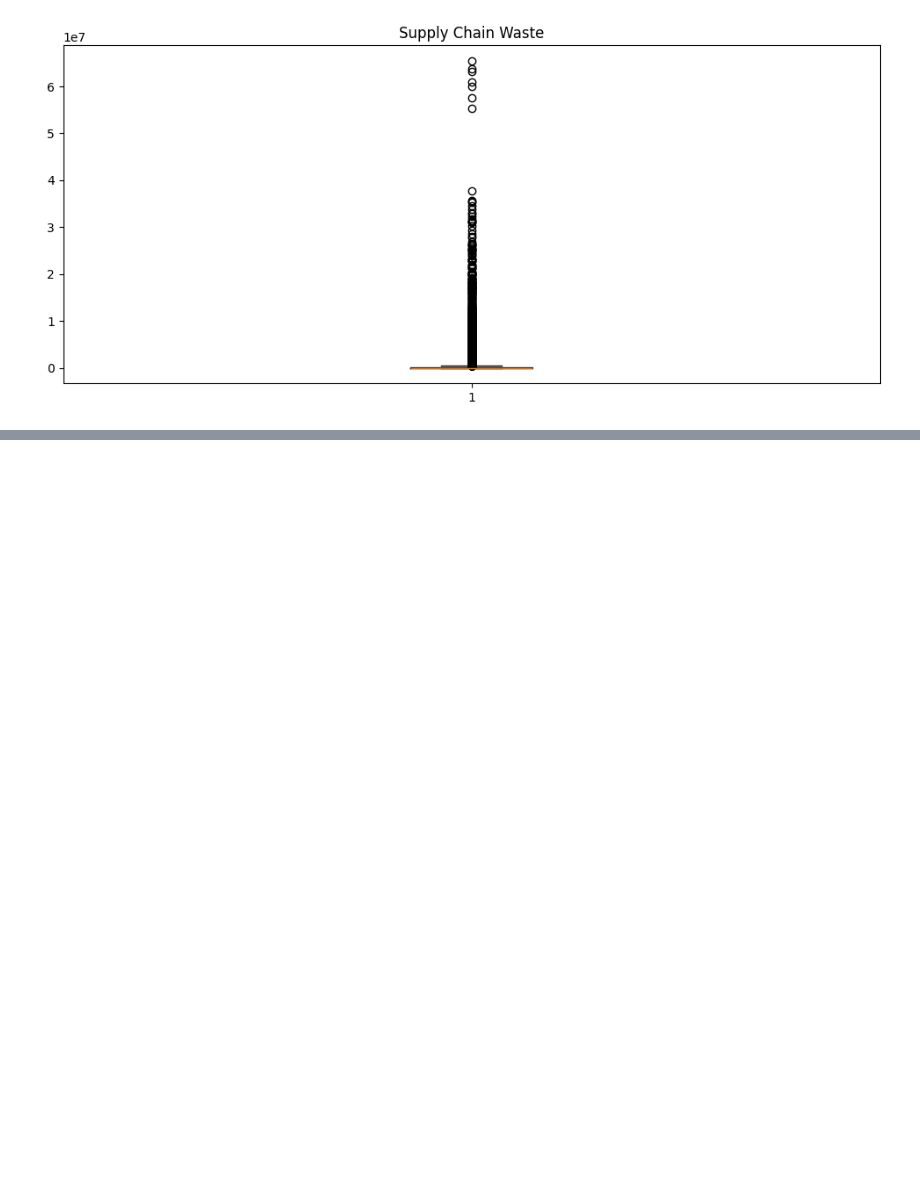
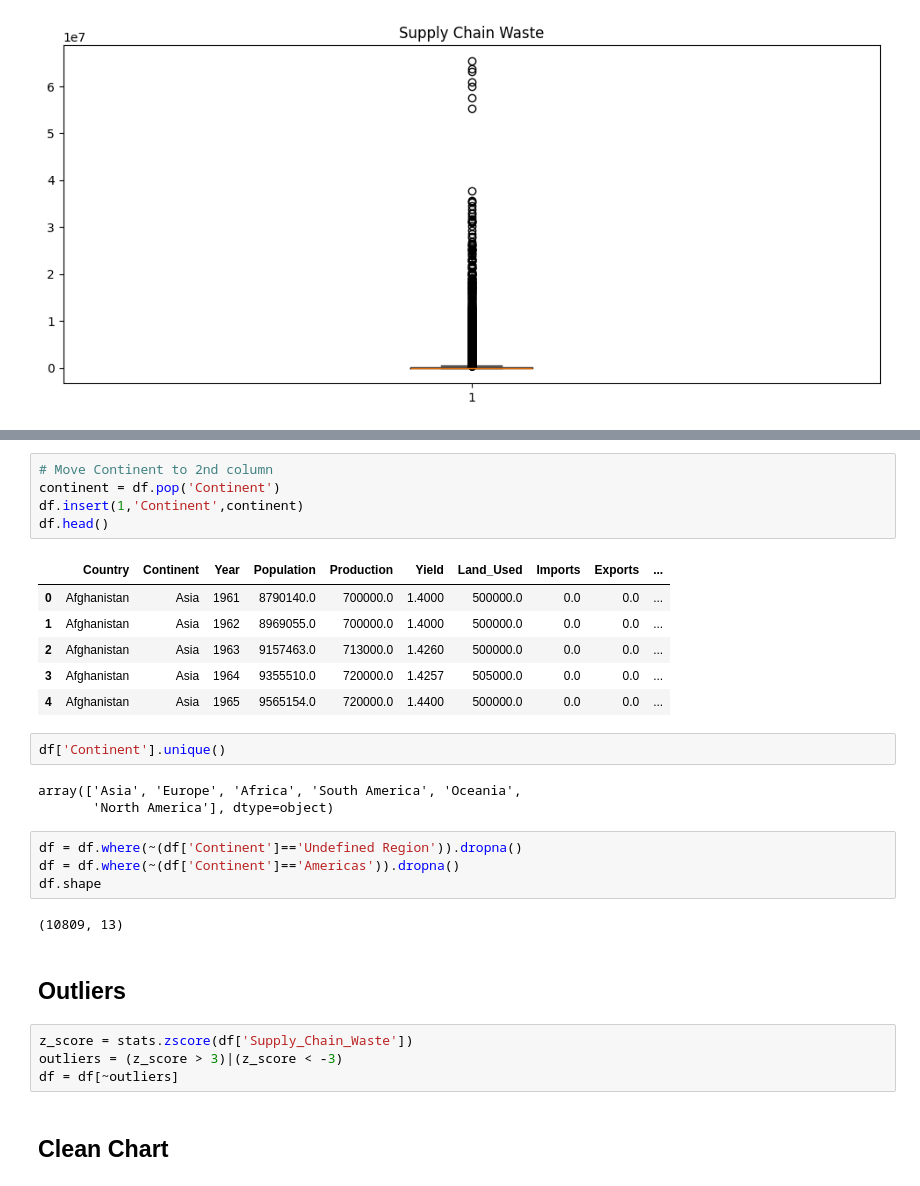
Before and after one commit to OrbitGNX/2-Food-Supply-Chain-Waste---Data-Analytics, a Jupyter notebook: food-supply-chain-waste-da.ipynb, the cells around one changed output, grey strips where cells are left out. Drawn from its saved outputs; the diff is of its cells as text; blank space fills up the shorter version.

```diff
--- a/food-supply-chain-waste-da.ipynb
+++ b/food-supply-chain-waste-da.ipynb
@@ -308,0 +424,31 @@ plt.show()
+# %%
+# Move Continent to 2nd column
+continent = df.pop('Continent')
+df.insert(1,'Continent',continent)
+df.head()
+# %% [output]
+|  | Country | Continent | Year | Population | Production | Yield | Land_Used | Imports | Exports | ... |
+| 0 | Afghanistan | Asia | 1961 | 8790140.0 | 700000.0 | 1.4000 | 500000.0 | 0.0 | 0.0 | ... |
+| 1 | Afghanistan | Asia | 1962 | 8969055.0 | 700000.0 | 1.4000 | 500000.0 | 0.0 | 0.0 | ... |
+| 2 | Afghanistan | Asia | 1963 | 9157463.0 | 713000.0 | 1.4260 | 500000.0 | 0.0 | 0.0 | ... |
+| 3 | Afghanistan | Asia | 1964 | 9355510.0 | 720000.0 | 1.4257 | 505000.0 | 0.0 | 0.0 | ... |
+| 4 | Afghanistan | Asia | 1965 | 9565154.0 | 720000.0 | 1.4400 | 500000.0 | 0.0 | 0.0 | ... |
+# %%
+df['Continent'].unique()
+# %% [output]
+array(['Asia', 'Europe', 'Africa', 'South America', 'Oceania',
+       'North America'], dtype=object)
+# %%
+df = df.where(~(df['Continent']=='Undefined Region')).dropna()
+df = df.where(~(df['Continent']=='Americas')).dropna()
+df.shape
+# %% [output]
+(10809, 13)
+# %% [markdown]
+## Outliers
+# %%
+z_score = stats.zscore(df['Supply_Chain_Waste'])
+outliers = (z_score > 3)|(z_score < -3)
+df = df[~outliers]
+# %% [markdown]
+## Clean Chart
```
Also changed, not shown: parts of 10 cells of this notebook, 5 other files.
